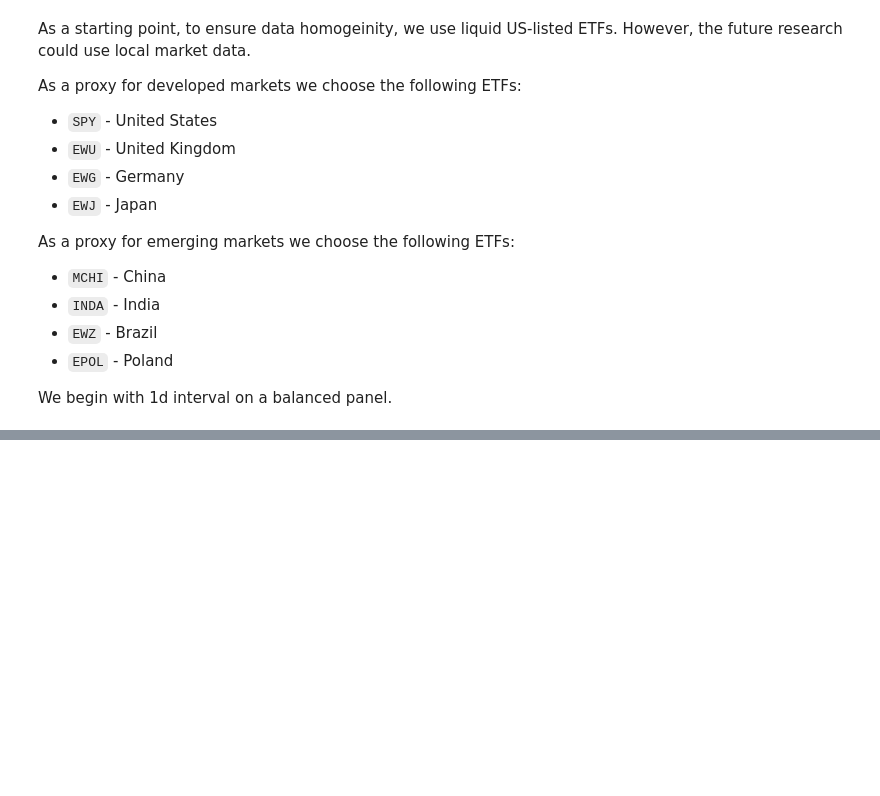
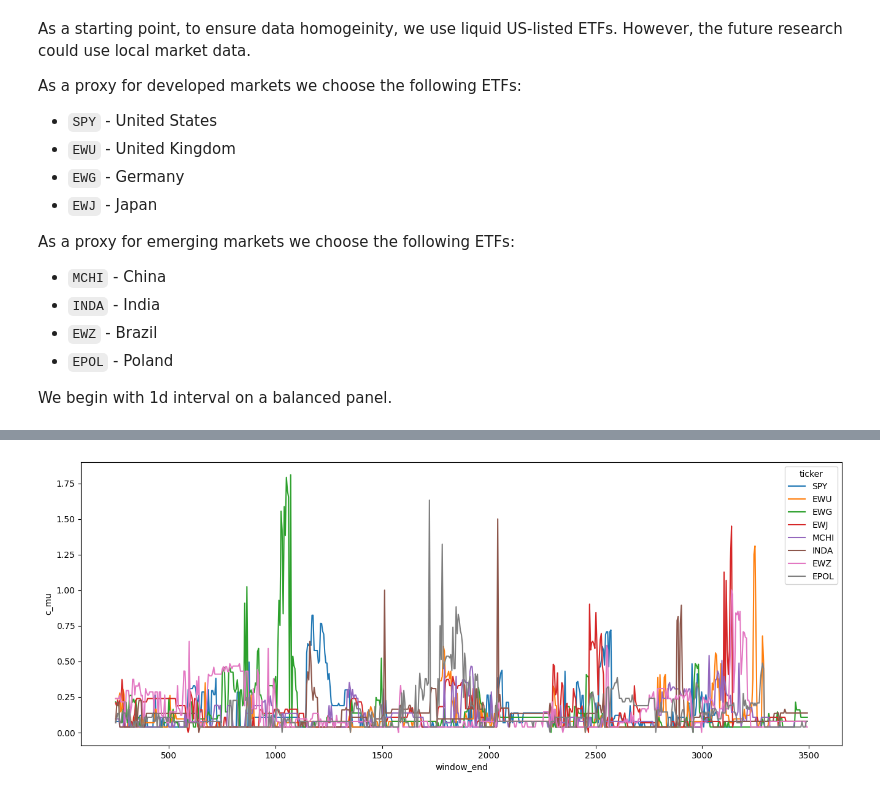
Before and after one commit to pawel-wieczynski/kernel_epsilon_machines, a Jupyter notebook: notebooks/03_financial_data_emh.ipynb, the cells around one changed output, grey strips where cells are left out. Drawn from its saved outputs; the diff is of its cells as text; code cells hidden in the pictures; blank space fills up the shorter version.

Commit message:
country loop

```diff
--- a/notebooks/03_financial_data_emh.ipynb
+++ b/notebooks/03_financial_data_emh.ipynb
@@ -83,0 +147,3 @@ display(country_panel_balanced.head())
+# %%
+country_results_df = pd.DataFrame(country_results)
+display(country_results_df.head(10))
@@ -83,0 +162,11 @@ display(country_panel_balanced.head())
+# %%
+plt.figure(figsize=(16,6))
+sns.lineplot(
+    data=country_results_df,
+    x="window_end",
+    y="c_mu",
+    hue="ticker"
+)
+plt.show()
+# %% [output]
+[figure, added]
```
Also changed, not shown: parts of 6 cells of this notebook.
